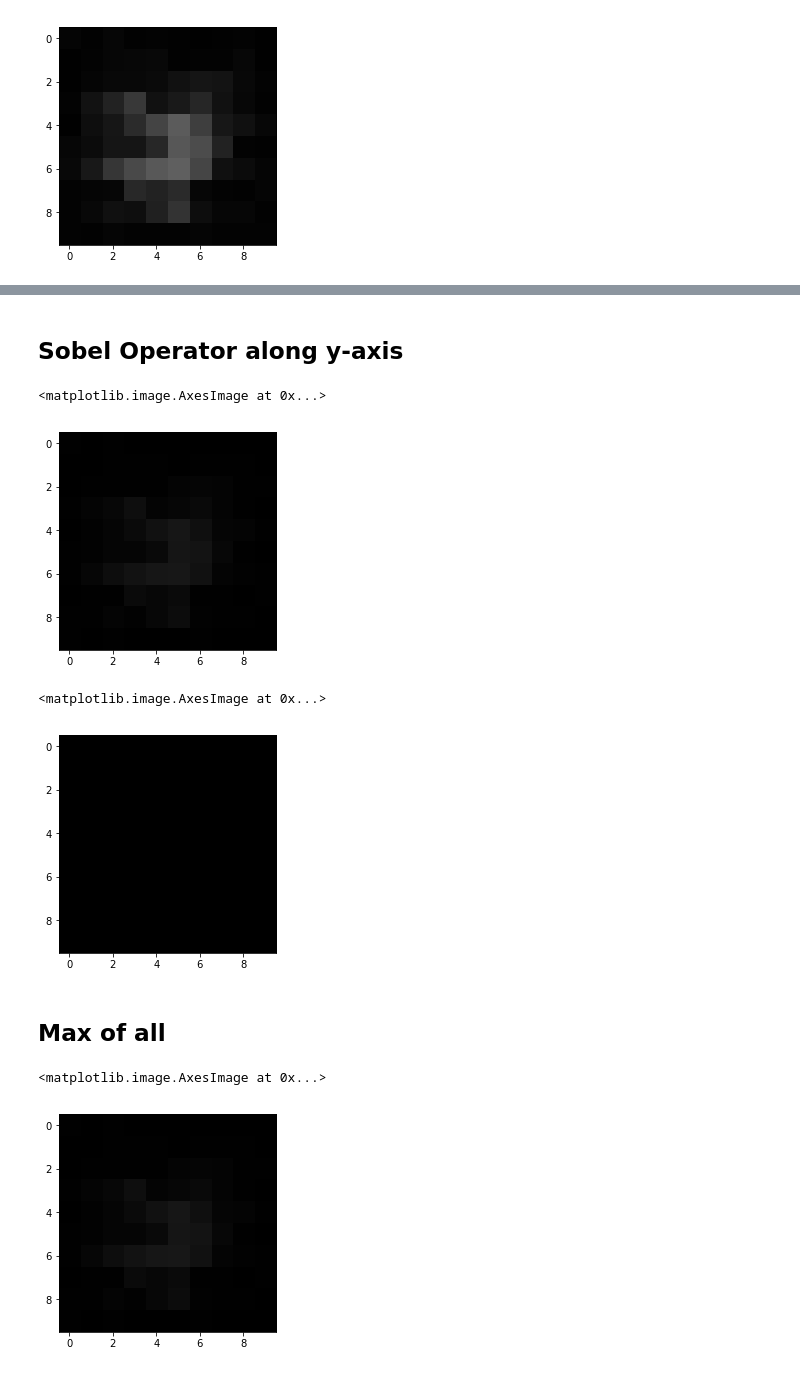
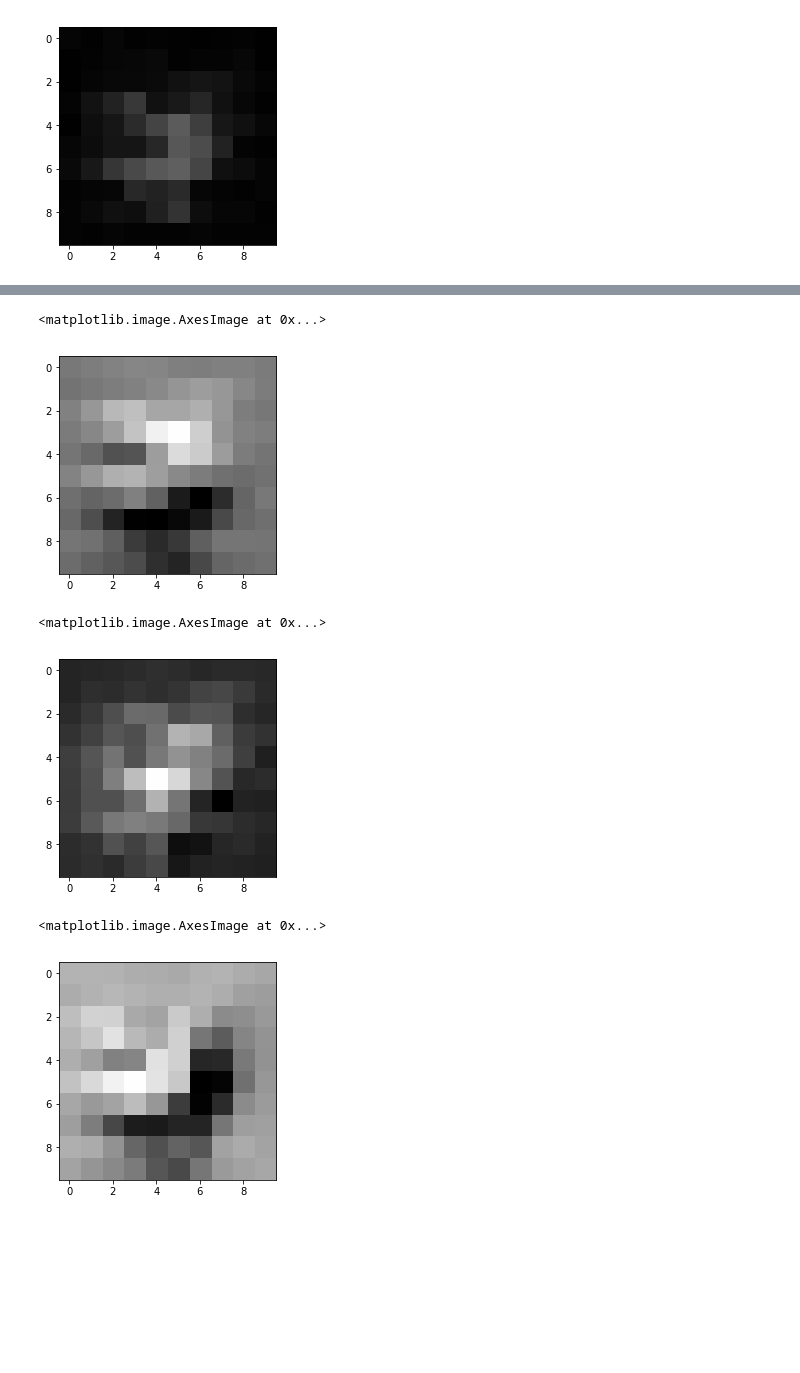
Before and after one commit to burknator/medizintechnik, a Jupyter notebook: Sobel-Operator.ipynb, the cells around one changed output, grey strips where cells are left out. Drawn from its saved outputs; the diff is of its cells as text; code cells hidden in the pictures; blank space fills up the shorter version.

```diff
--- a/Sobel-Operator.ipynb
+++ b/Sobel-Operator.ipynb
@@ -92,0 +53,11 @@ plt.imshow(base, cmap="gray", norm=NoNorm())
+# %%
+def scale(image, g_1, g_2, G=255):
+    output = np.copy(image)
+    for (x, y), value in np.ndenumerate(image):
+        if value < g_1:
+            output[x, y] = 0
+        elif value > g_2:
+            output[x, y] = G - 1
+        else:
+            output[x, y] = (G - 1)*(value - g_1)/(g_2 - g_1)
+    return output
@@ -93,5 +70,5 @@ plt.imshow(base, cmap="gray", norm=NoNorm())
 # %%
-x = convolution(base, sobel_operator_x)
-plt.imshow(x, cmap="gray", norm=NoNorm())
+x = convolve(base, S_x)
+plt.imshow(scale(x, np.min(x), np.max(x)), cmap="gray", norm=NoNorm())
 # %% [output]
 <matplotlib.image.AxesImage at 0x...>
@@ -99,14 +76,12 @@ plt.imshow(x, cmap="gray", norm=NoNorm())
-# %% [markdown]
-## Sobel Operator along y-axis
 # %%
-y = convolution(base, sobel_operator_y)
-plt.imshow(y, cmap="gray", norm=NoNorm())
+y = convolve(base, S_y)
+plt.imshow(scale(y, np.min(y), np.max(y)), cmap="gray", norm=NoNorm())
 # %% [output]
 <matplotlib.image.AxesImage at 0x...>
-[figure, old version]
+[figure, new version]
 # %%
-forward_slash = convolution(base, sobel_operator_forward_slash)
-plt.imshow(forward_slash, cmap="gray", norm=NoNorm())
+fs = convolve(base, S_fs)
+plt.imshow(scale(fs, np.min(fs), np.max(fs)), cmap="gray", norm=NoNorm())
 # %% [output]
 <matplotlib.image.AxesImage at 0x...>
-[figure, old version]
+[figure, new version]
@@ -116,8 +88,6 @@ plt.imshow(forward_slash, cmap="gray", norm=NoNorm())
-# %% [markdown]
-## Max of all
 # %%
-output = sobel_max(x, y, forward_slash)
-plt.imshow(output, cmap="gray", norm=NoNorm())
+g = np.minimum(x, y, fs)
+plt.imshow(scale(g, np.min(g), np.max(g)), cmap="gray", norm=NoNorm())
 # %% [output]
 <matplotlib.image.AxesImage at 0x...>
-[figure, old version]
+[figure, new version]
```
Also changed, not shown: parts of 19 cells of this notebook, 1 other file.
